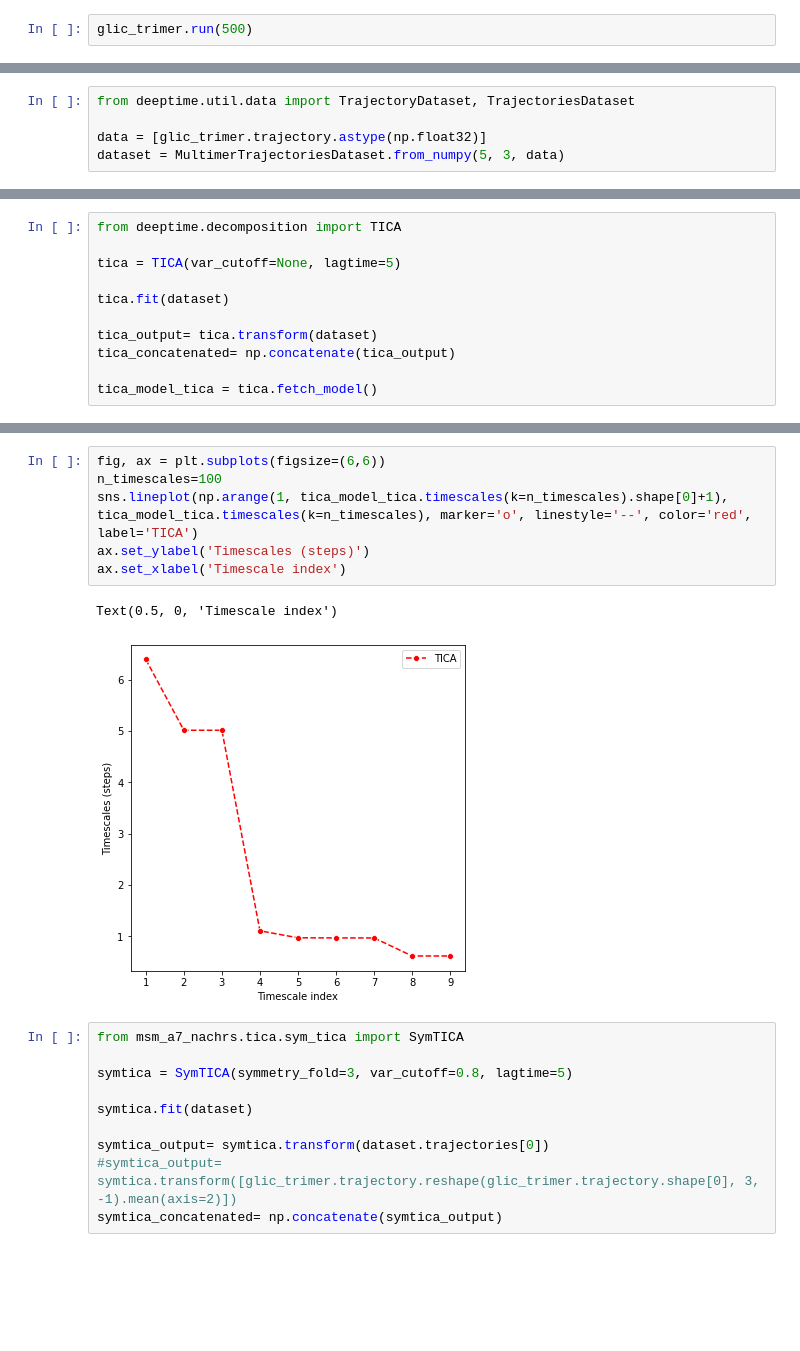
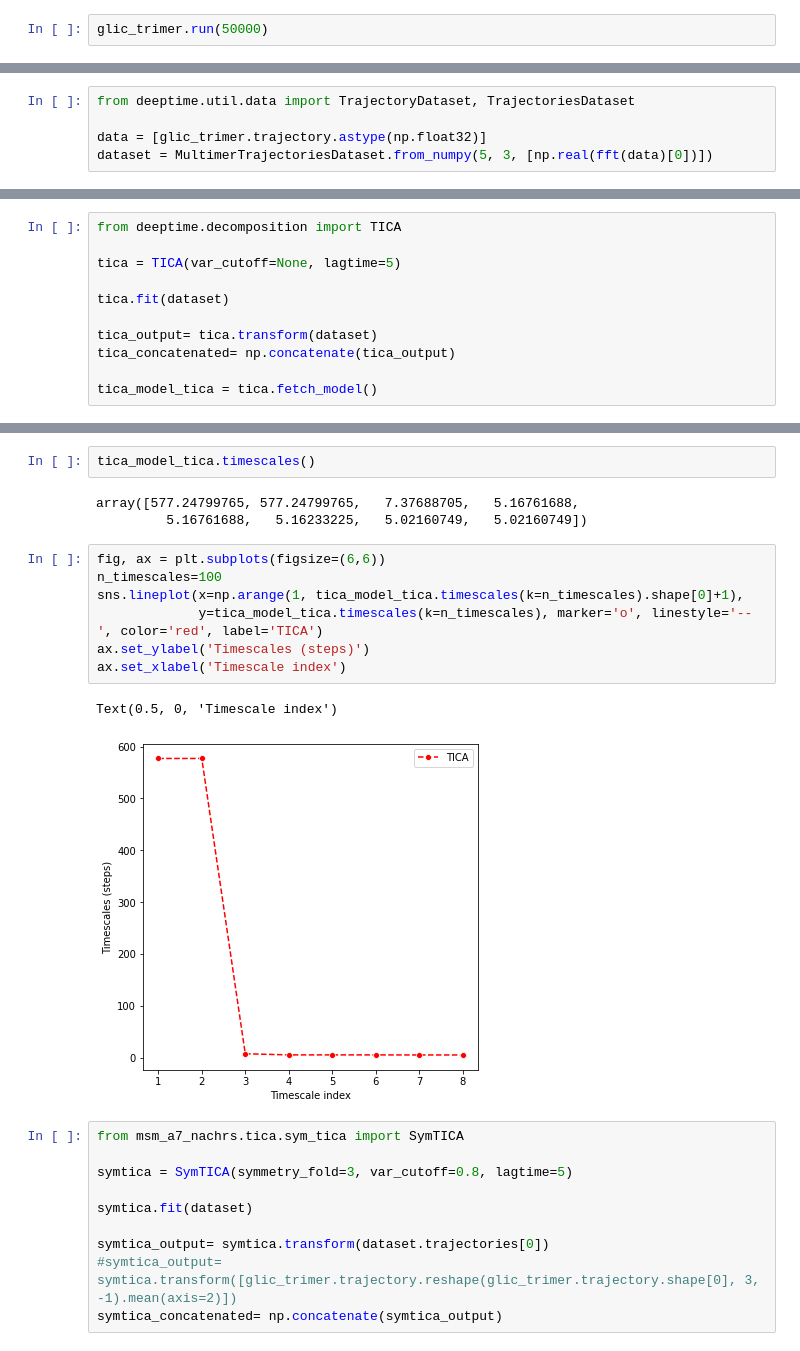
Before and after one commit to yuxuanzhuang/msm_a7_nachrs, a Jupyter notebook: Examples/trimer.ipynb, the cells around one changed output, grey strips where cells are left out. Cells and saved outputs as stored; diff of their text form; blank space fills up the shorter version.

```diff
--- a/Examples/trimer.ipynb
+++ b/Examples/trimer.ipynb
@@ -171,4 +157,4 @@ class Trimer(object):
 # %%
 glic_trimer = Trimer(0)
 # %%
-glic_trimer.run(500)
+glic_trimer.run(50000)
@@ -200,4 +188,4 @@ class MultimerTrajectoriesDataset(TrajectoriesDataset):
 from deeptime.util.data import TrajectoryDataset, TrajectoriesDataset
 
 data = [glic_trimer.trajectory.astype(np.float32)]
-dataset = MultimerTrajectoriesDataset.from_numpy(5, 3, data)
+dataset = MultimerTrajectoriesDataset.from_numpy(5, 3, [np.real(fft(data)[0])])
@@ -324,12 +286,18 @@ plt.tight_layout()
+# %%
+tica_model_tica.timescales()
+# %% [output]
+array([577.24799765, 577.24799765,   7.37688705,   5.16761688,
+         5.16761688,   5.16233225,   5.02160749,   5.02160749])
 # %%
 fig, ax = plt.subplots(figsize=(6,6))
 n_timescales=100
-sns.lineplot(np.arange(1, tica_model_tica.timescales(k=n_timescales).shape[0]+1), tica_model_tica.timescales(k=n_timescales), marker='o', linestyle='--', color='red', label='TICA')
+sns.lineplot(x=np.arange(1, tica_model_tica.timescales(k=n_timescales).shape[0]+1),
+             y=tica_model_tica.timescales(k=n_timescales), marker='o', linestyle='--', color='red', label='TICA')
 ax.set_ylabel('Timescales (steps)')
 ax.set_xlabel('Timescale index')
 # %% [output]
 Text(0.5, 0, 'Timescale index')
-[figure, old version]
+[figure, new version]
 # %%
 from msm_a7_nachrs.tica.sym_tica import SymTICA
 
```
Also changed, not shown: parts of 29 cells of this notebook, 1 other file.
